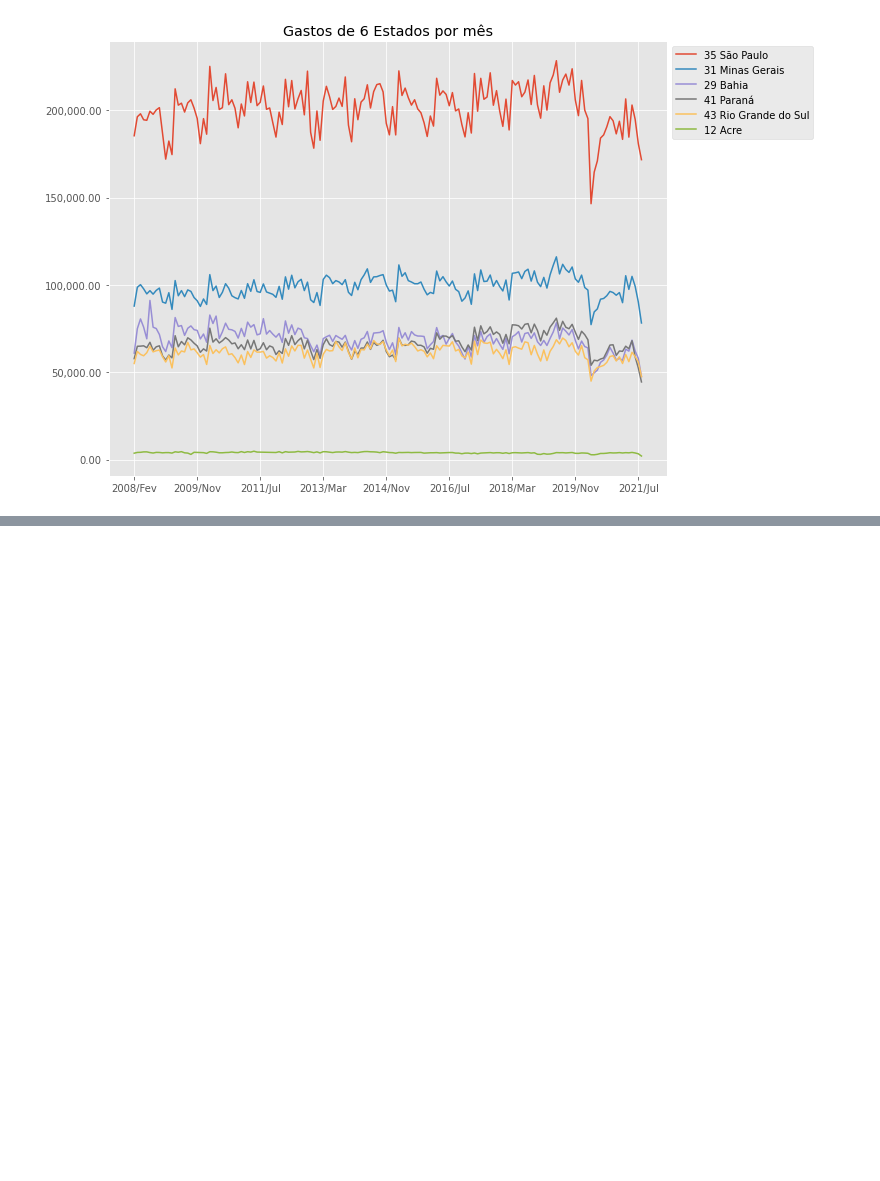
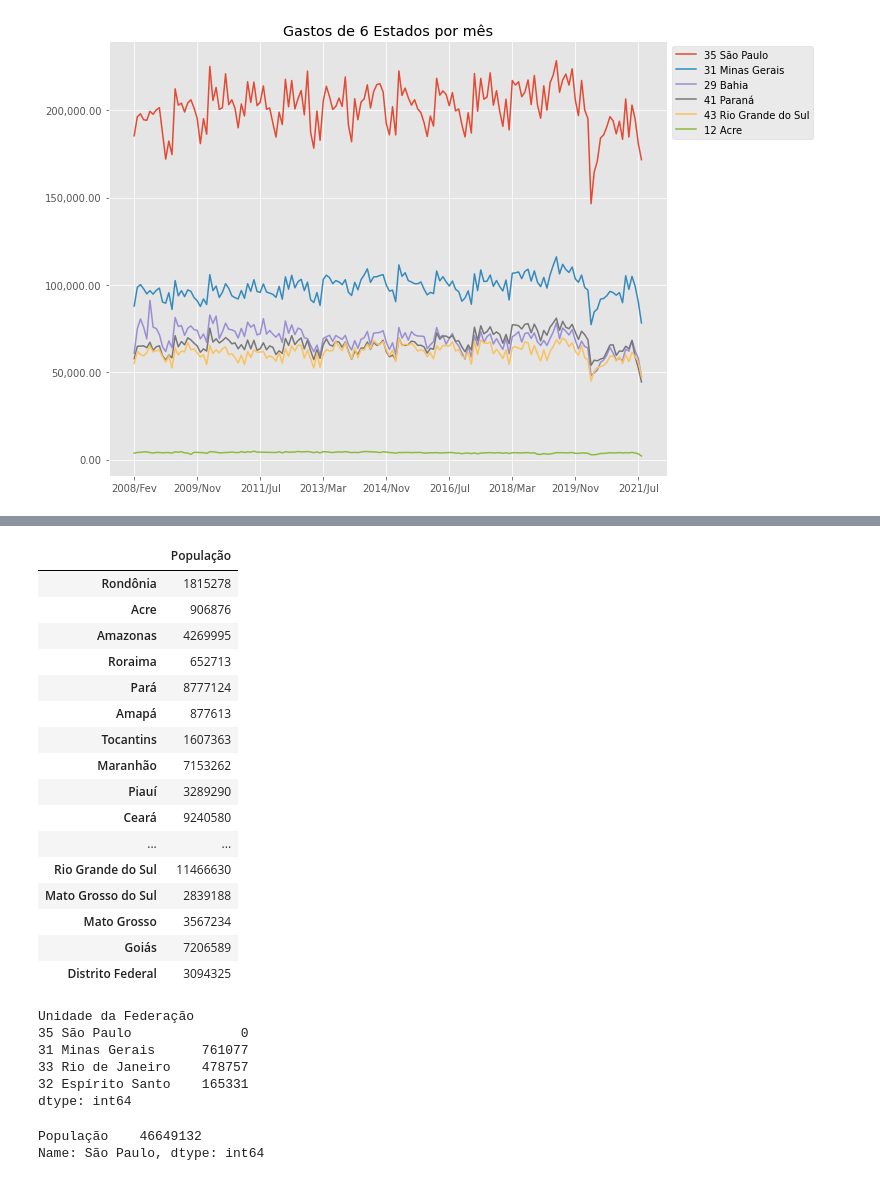
Before and after one commit to arturcgs/bootcamp-data-science-aplicada3, a Jupyter notebook: Aulas/Módulo_1.ipynb, the cells around one changed output, grey strips where cells are left out. Drawn from its saved outputs; the diff is of its cells as text; code cells hidden in the pictures; blank space fills up the shorter version.

```diff
--- a/Aulas/Módulo_1.ipynb
+++ b/Aulas/Módulo_1.ipynb
@@ -150,0 +192,49 @@ plt.show()
+# %%
+#Puxando a DataBase de População em 2021
+URL = 'https://raw.githubusercontent.com/arturcgs/BootcampDataScienceAplicada3/main/Bancos_de_Dados/Populacao_2021.csv'
+populacao_2021 = pd.read_csv(URL, encoding="utf-8",
+                    sep=";;", thousands=".", decimal=",", engine='python')
+populacao_2021
+# %% [output]
+|  | População |
+| Rondônia | 1815278 |
+| Acre | 906876 |
+| Amazonas | 4269995 |
+| Roraima | 652713 |
+| Pará | 8777124 |
+| Amapá | 877613 |
+| Tocantins | 1607363 |
+| Maranhão | 7153262 |
+| Piauí | 3289290 |
+| Ceará | 9240580 |
+| ... | ... |
+| Rio Grande do Sul | 11466630 |
+| Mato Grosso do Sul | 2839188 |
+| Mato Grosso | 3567234 |
+| Goiás | 7206589 |
+| Distrito Federal | 3094325 |
+# %%
+#Pegando a soma de tds os gastos de 2021, por estado e organizando em ordem decrescente
+dados2_2021 = dados2_ordenado_por_total[["2021/Jan", "2021/Fev", "2021/Mar", "2021/Abr", "2021/Mai", "2021/Jun", "2021/Jul", "2021/Ago"]]
+dados2_2021 = dados2_2021.sum(axis=1).sort_values(ascending=False)
+
+#separando o sudeste
+dados2_2021_sudeste = dados2_2021.loc[["35 São Paulo", "31 Minas Gerais", "33 Rio de Janeiro", "32 Espírito Santo"]]
+dados2_2021_sudeste
+
+#dividindo cada estado por sua população
+dados2_2021_por_populacao_sudeste = dados2_2021_sudeste.copy()
+dados2_2021_por_populacao_sudeste["35 São Paulo"] = dados2_2021_por_populacao_sudeste["35 São Paulo"] / populacao_2021.loc["São Paulo"]
+dados2_2021_por_populacao_sudeste
+# %% [output]
+Unidade da Federação
+35 São Paulo              0
+31 Minas Gerais      761077
+33 Rio de Janeiro    478757
+32 Espírito Santo    165331
+dtype: int64
+# %%
+populacao_2021.loc["São Paulo"]
+# %% [output]
+População    46649132
+Name: São Paulo, dtype: int64
```
Also changed, not shown: parts of 4 cells of this notebook.
